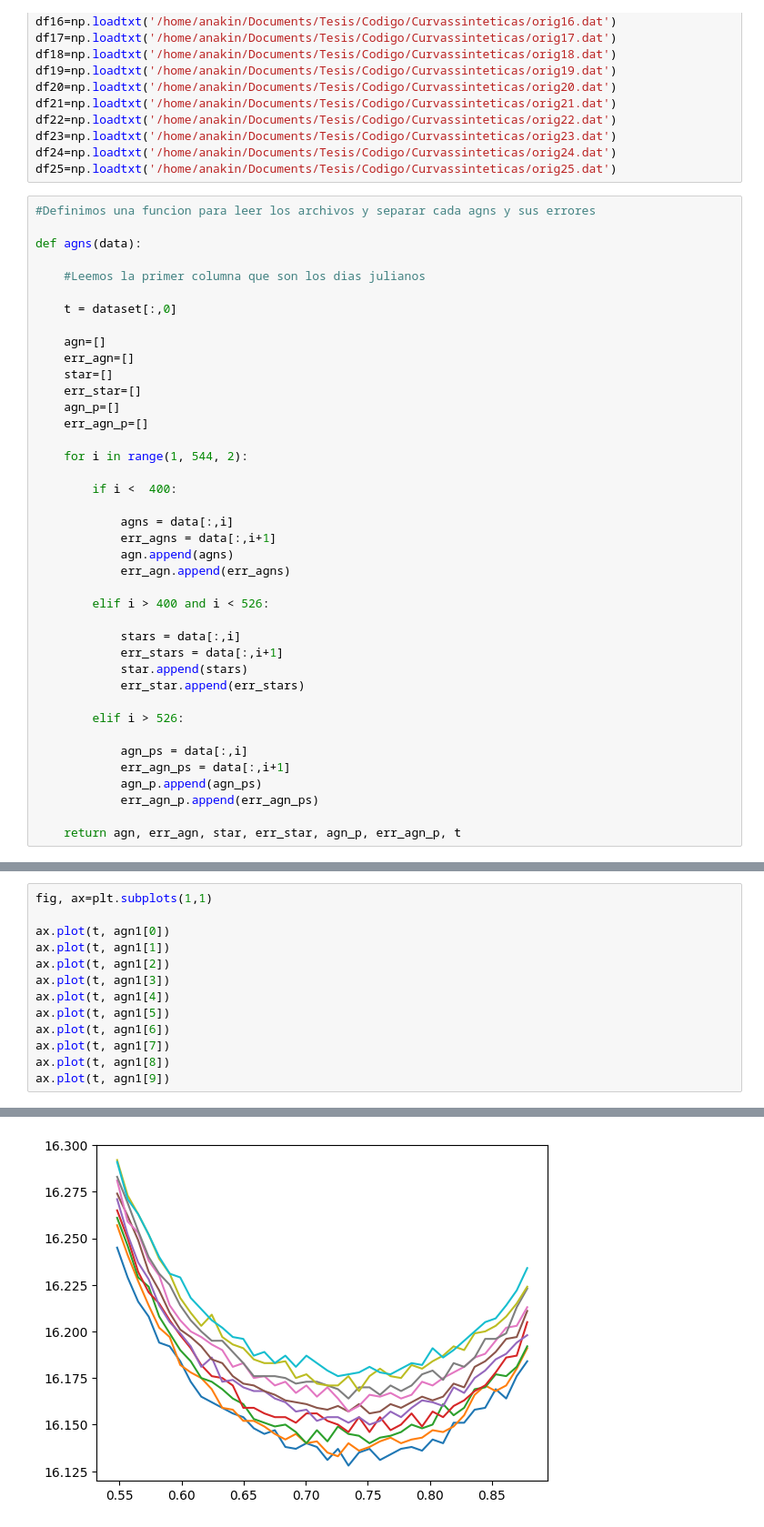
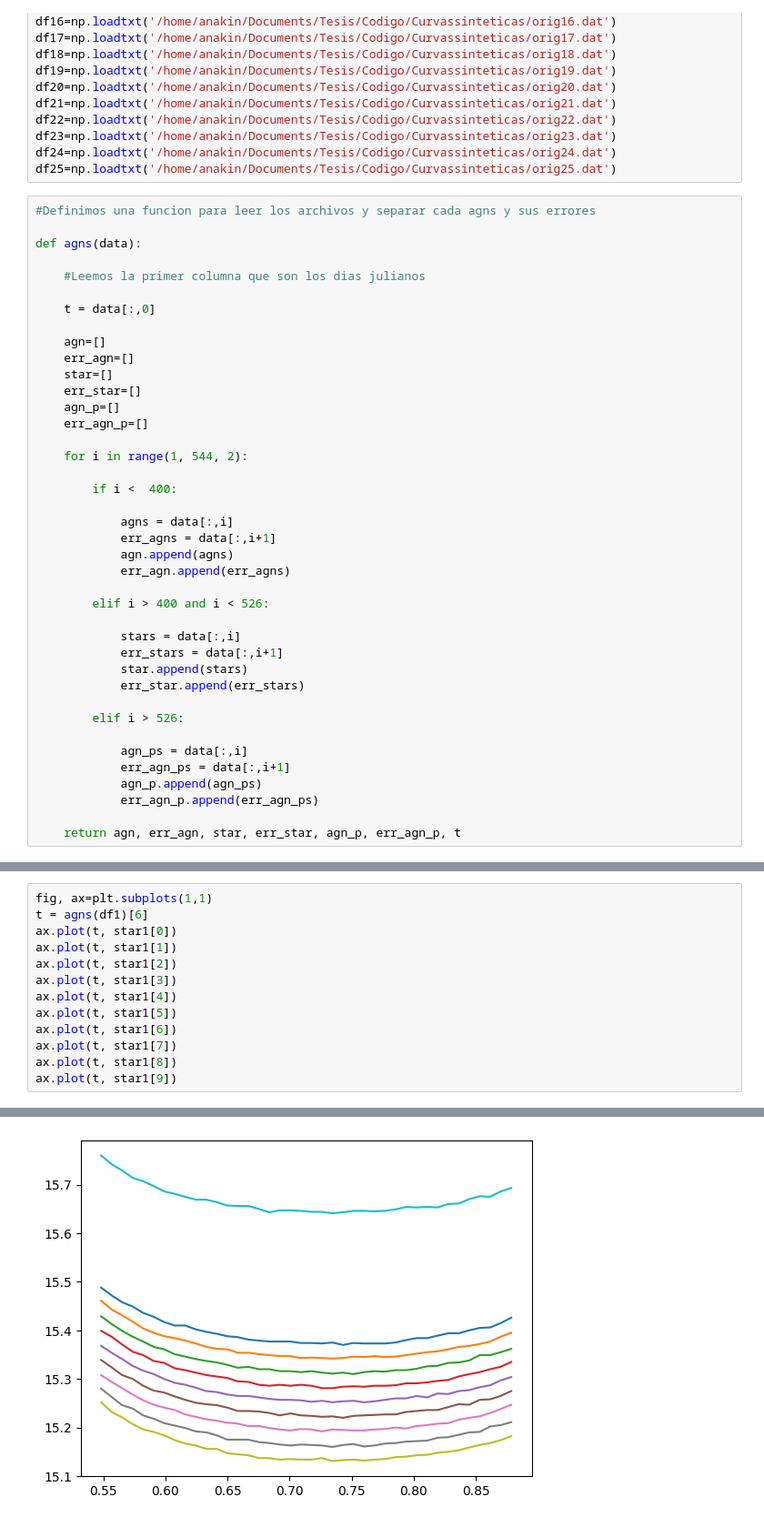
Before and after one commit to manulv96/Tesis, a Jupyter notebook: AGNs.ipynb, the cells around one changed output, grey strips where cells are left out. Shown at 91% size. Cells and saved outputs as stored; diff of their text form.

```diff
--- a/AGNs.ipynb
+++ b/AGNs.ipynb
@@ -45,7 +45,7 @@ def agns(data):
 
     #Leemos la primer columna que son los dias julianos
 
-    t = dataset[:,0]
+    t = data[:,0]
 
     agn=[]
     err_agn=[]
@@ -142,16 +268,16 @@ for i in range (9):
 # %%
 fig, ax=plt.subplots(1,1)
-
-ax.plot(t, agn1[0])
-ax.plot(t, agn1[1])
-ax.plot(t, agn1[2])
-ax.plot(t, agn1[3])
-ax.plot(t, agn1[4])
-ax.plot(t, agn1[5])
-ax.plot(t, agn1[6])
-ax.plot(t, agn1[7])
-ax.plot(t, agn1[8])
-ax.plot(t, agn1[9])
+t = agns(df1)[6]
+ax.plot(t, star1[0])
+ax.plot(t, star1[1])
+ax.plot(t, star1[2])
+ax.plot(t, star1[3])
+ax.plot(t, star1[4])
+ax.plot(t, star1[5])
+ax.plot(t, star1[6])
+ax.plot(t, star1[7])
+ax.plot(t, star1[8])
+ax.plot(t, star1[9])
 # %% [output]
 [<matplotlib.lines.Line2D at 0x...>]
-[figure, old version]
+[figure, new version]
```
Also changed, not shown: parts of 6 cells of this notebook.
